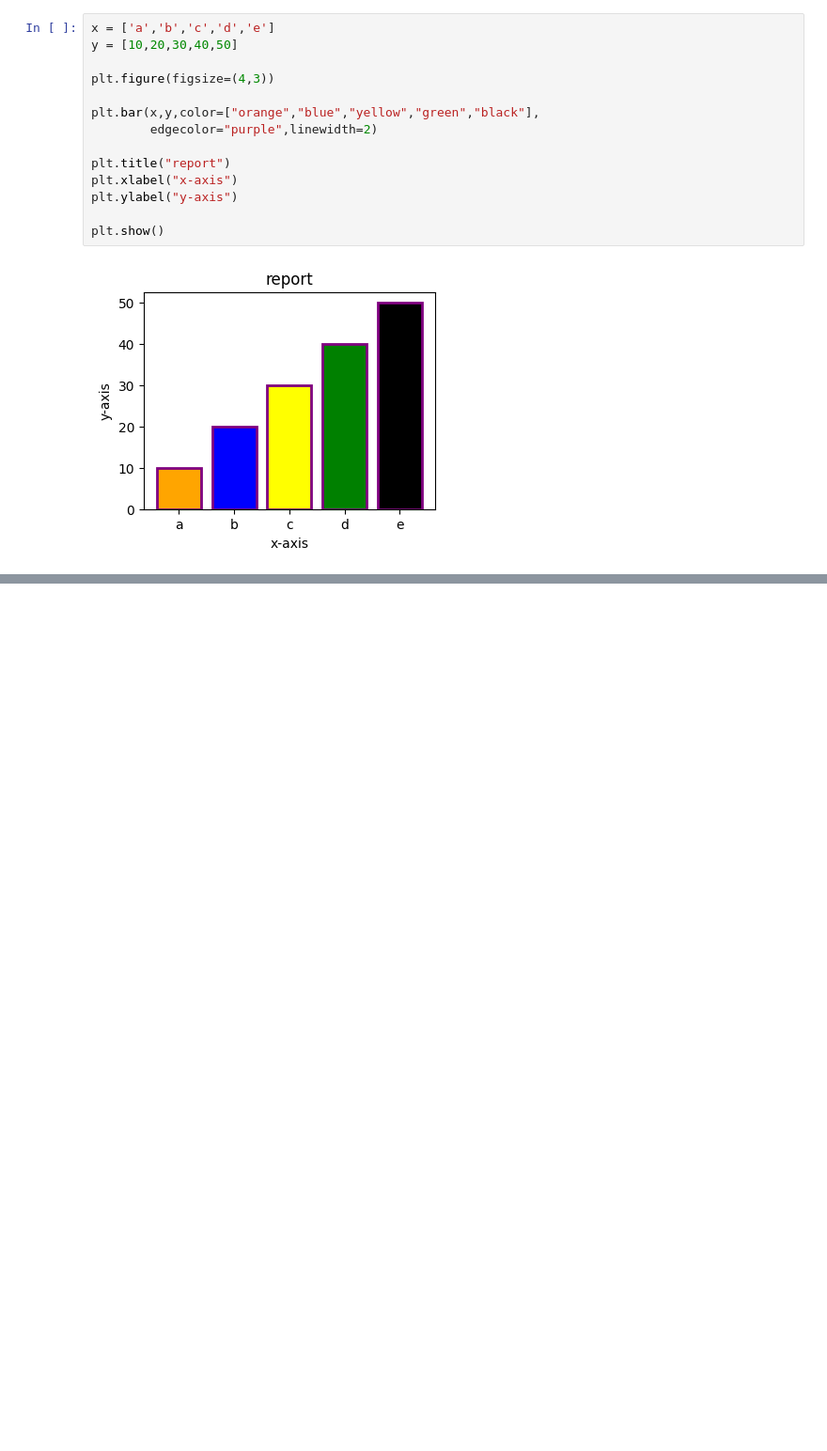
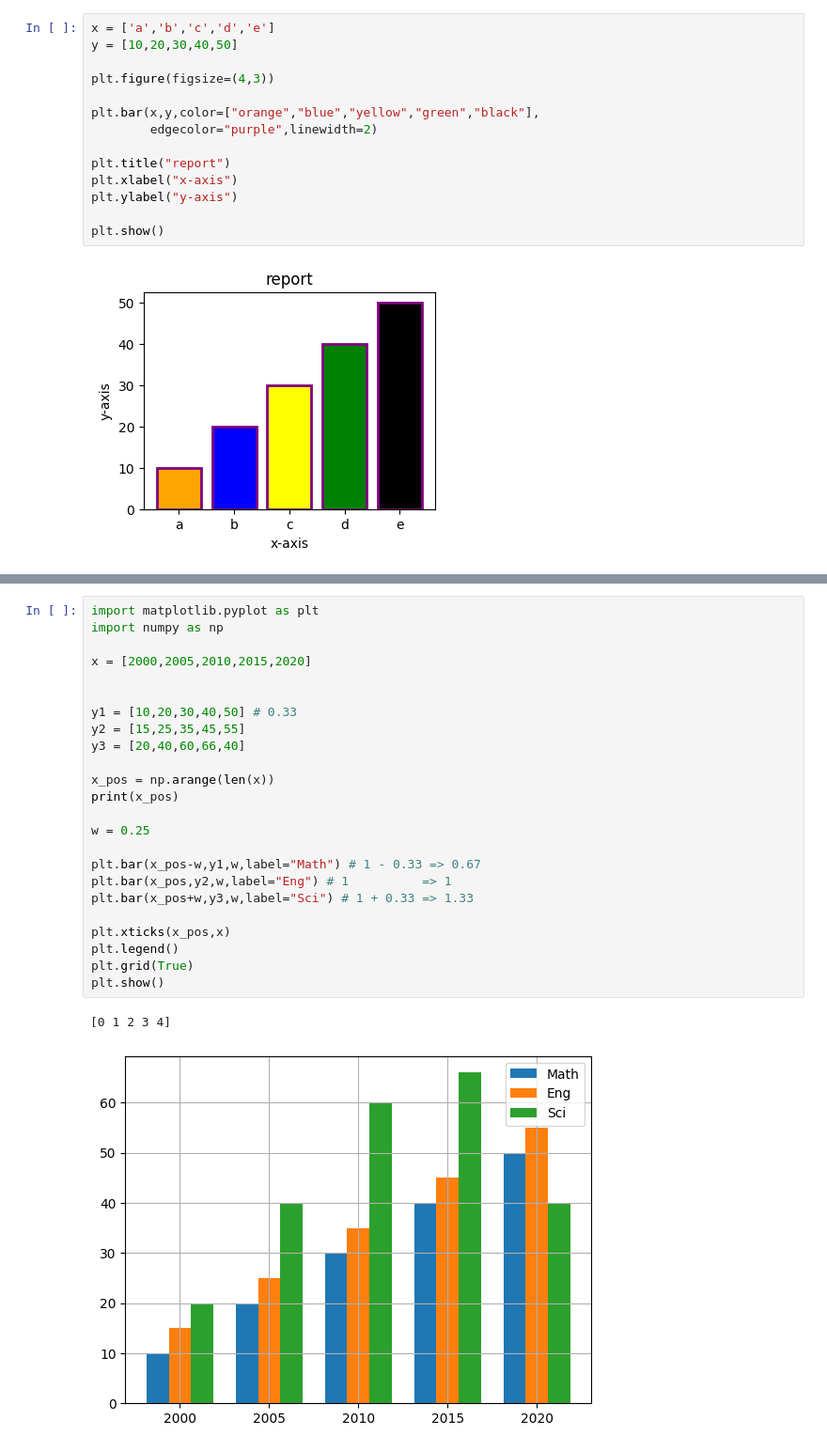
Before and after one commit to rajendra0968jangid/DS-ML, a Jupyter notebook: day13.ipynb, the cells around one changed output, grey strips where cells are left out. Shown at 94% size. Drawn from its saved outputs; the diff is of its cells as text; blank space fills up the shorter version.

```diff
--- a/day13.ipynb
+++ b/day13.ipynb
@@ -131,0 +152,27 @@ plt.show()
+# %%
+import matplotlib.pyplot as plt
+import numpy as np
+
+x = [2000,2005,2010,2015,2020]
+
+
+y1 = [10,20,30,40,50] # 0.33
+y2 = [15,25,35,45,55]
+y3 = [20,40,60,66,40]
+
+x_pos = np.arange(len(x))
+print(x_pos)
+
+w = 0.25
+
+plt.bar(x_pos-w,y1,w,label="Math") # 1 - 0.33 => 0.67
+plt.bar(x_pos,y2,w,label="Eng") # 1          => 1
+plt.bar(x_pos+w,y3,w,label="Sci") # 1 + 0.33 => 1.33
+
+plt.xticks(x_pos,x)
+plt.legend()
+plt.grid(True)
+plt.show()
+# %% [output]
+[0 1 2 3 4]
+[figure, added]
```
Also changed, not shown: parts of 11 cells of this notebook.
